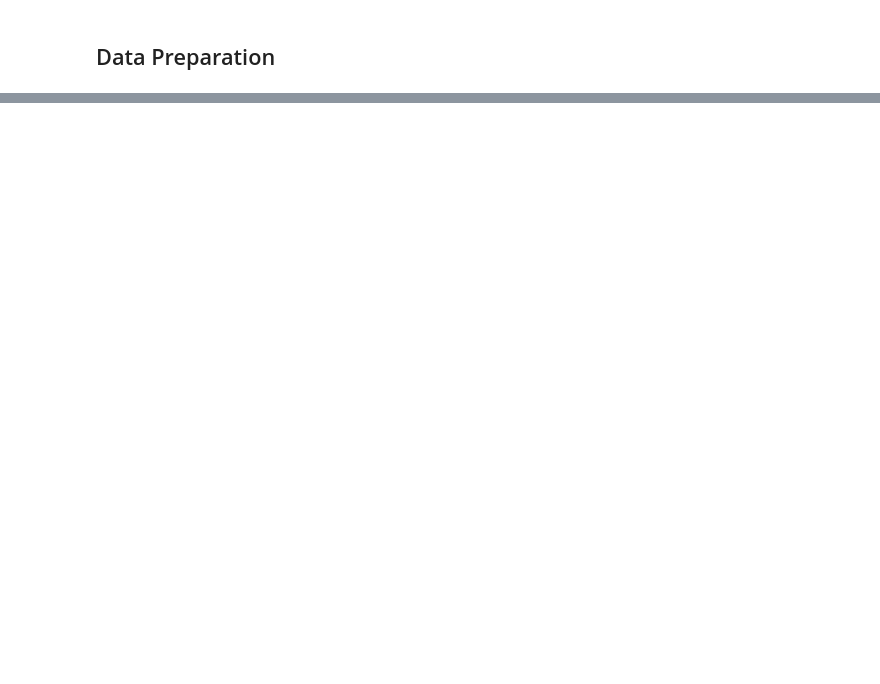
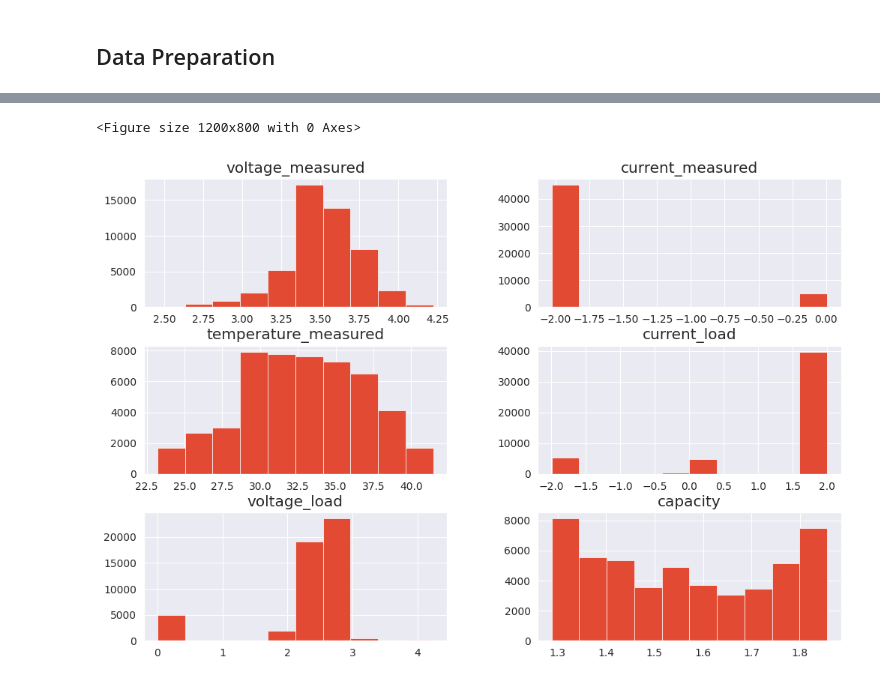
Before and after one commit to kevinknights29/Regression--Battery-Life-Prediction, a Jupyter notebook: main.ipynb, the cells around one changed output, grey strips where cells are left out. Drawn from its saved outputs; the diff is of its cells as text; code cells hidden in the pictures; blank space fills up the shorter version.

```diff
--- a/main.ipynb
+++ b/main.ipynb
@@ -139,0 +419,11 @@ memory usage: 15.4 KB
+# %%
+# Discharge Histogram
+columns_of_interest = ["voltage_measured", "current_measured", "temperature_measured", "current_load", "voltage_load", "capacity"]
+
+plt.figure()
+dataset.loc[:, columns_of_interest].hist()
+
+plt.show()
+# %% [output]
+<Figure size 1200x800 with 0 Axes>
+[figure, added]
```
Also changed, not shown: parts of 82 cells of this notebook.
